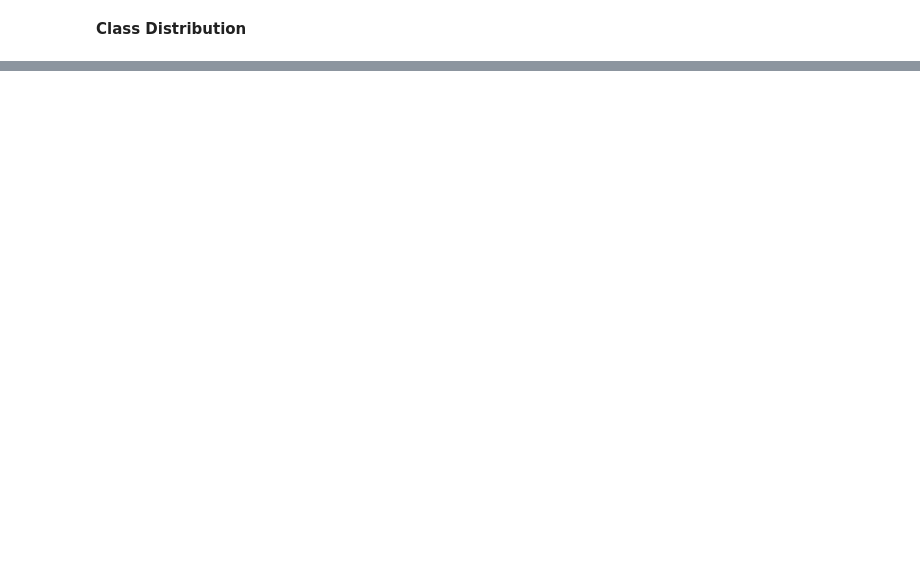
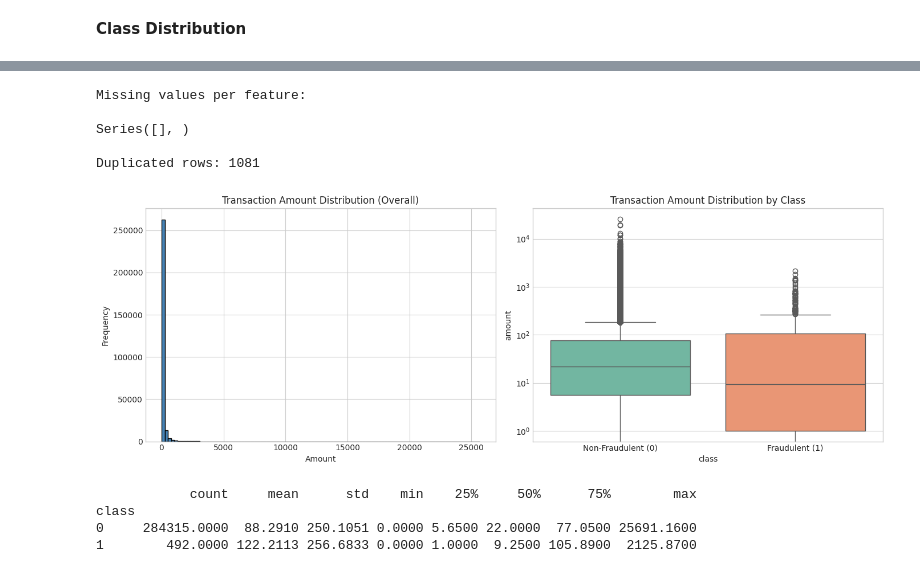
Before and after one commit to otuemre/FraudDetectAI, a Jupyter notebook: src/notebooks/FraudDetectAI.ipynb, the cells around one changed output, grey strips where cells are left out. Saved outputs shown, nothing was run; the diff lists cells and outputs as text; code cells hidden in the pictures; blank space fills up the shorter version.

Commit message:
Time and Amount Distribution Overall and by Class

```diff
--- a/src/notebooks/FraudDetectAI.ipynb
+++ b/src/notebooks/FraudDetectAI.ipynb
@@ -125,12 +125,12 @@ RMKeyView(['Time', 'V1', 'V2', 'V3', 'V4', 'V5', 'V6', 'V7', 'V8', 'V9', 'V10',
 # ── Class distribution ────────────────────────────────────────────────────────
 query = """
     SELECT
-        "Class",
+        class,
         COUNT(*) AS count,
         ROUND(COUNT(*) * 100.0 / SUM(COUNT(*)) OVER(), 4) AS percentage
     FROM transactions
-    GROUP BY "Class"
-    ORDER BY "Class";
+    GROUP BY class
+    ORDER BY class;
 """
 
 with engine.connect() as conn:
@@ -146,0 +149,7 @@ Class distribution:
+# %%
+# Load the dataset into a DataFrame
+query = "SELECT * FROM transactions;"
+with engine.connect() as conn:
+    df = pd.read_sql(text(query), conn)
+
+print(df.shape)
@@ -146,0 +167,41 @@ Class distribution:
+# %%
+# Missing values per feature & duplicates
+missing_values = df.isnull().sum()[df.isnull().sum() > 0]
+
+print("Missing values per feature:\n")
+print(missing_values.to_string())
+
+print(f"\nDuplicated rows: {df.duplicated().sum()}")
+# %% [output]
+Missing values per feature:
+
+Series([], )
+
+Duplicated rows: 1081
+# %%
+# Amount distribution overall and by class
+fig, ax = plt.subplots(1, 2, figsize=(14, 5))
+
+# Overall distribution
+ax[0].hist(df["amount"], bins=100, color="steelblue", edgecolor="black")
+ax[0].set_title("Transaction Amount Distribution (Overall)")
+ax[0].set_xlabel("Amount")
+ax[0].set_ylabel("Frequency")
+
+# By class distribution
+sns.boxplot(data=df, x="class", y="amount", ax=ax[1], palette="Set2")
+ax[1].set_title("Transaction Amount Distribution by Class")
+ax[1].set_yscale("log")
+ax[1].set_xticklabels(["Non-Fraudulent (0)", "Fraudulent (1)"])
+
+plt.tight_layout()
+plt.show()
+# %% [output]
+[figure, added]
+# %%
+print(df.groupby("class")["amount"].describe())
+# %% [output]
+            count     mean      std    min    25%     50%      75%        max
+class
+0     284315.0000  88.2910 250.1051 0.0000 5.6500 22.0000  77.0500 25691.1600
+1        492.0000 122.2113 256.6833 0.0000 1.0000  9.2500 105.8900  2125.8700
```
Also changed, not shown: parts of 6 cells of this notebook.
